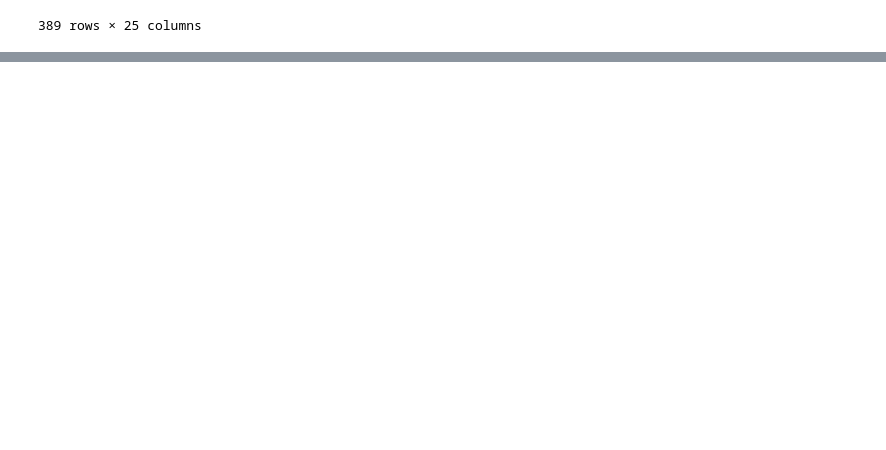
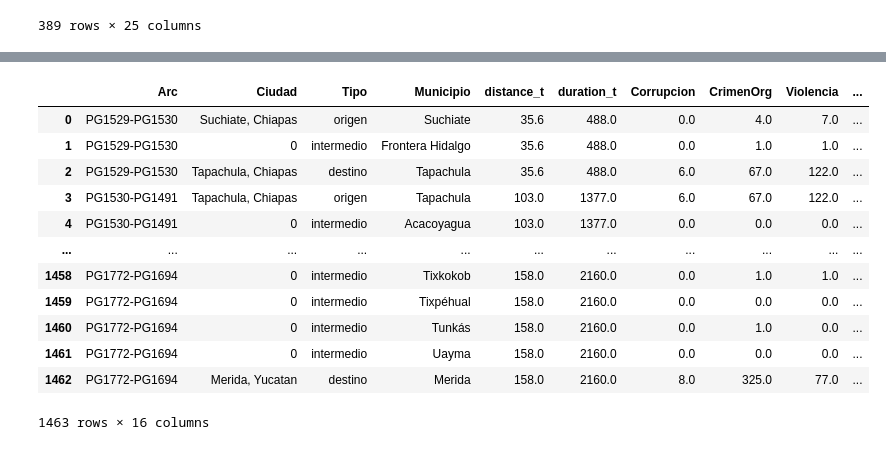
Before and after one commit to puriarter21/Mapa_Migracion_Irregular_Mexico, a Jupyter notebook: 1. Mapas/1. Mapas/Metodo_1/Articulo Mapping.ipynb, the cells around one changed output, grey strips where cells are left out. Saved outputs shown, nothing was run; the diff lists cells and outputs as text; code cells hidden in the pictures; blank space fills up the shorter version.

```diff
--- a/1. Mapas/1. Mapas/Metodo_1/Articulo Mapping.ipynb
+++ b/1. Mapas/1. Mapas/Metodo_1/Articulo Mapping.ipynb
@@ -155,0 +163,18 @@ dfvalores
+# %%
+segmentos = gpd.read_file('/Users/pablouriarte/Mapa_Migracion_Irregular_Mexico_Fresh/1. Mapas/1. Mapas/Metodo_1/procesamiento de rutas/arcos/segmentos/segmentos.shp').to_crs(epsg=4485)
+# %%
+segmentos
+# %% [output]
+|  | Arc | Ciudad | Tipo | Municipio | distance_t | duration_t | Corrupcion | CrimenOrg | Violencia | ... |
+| 0 | PG1529-PG1530 | Suchiate, Chiapas | origen | Suchiate | 35.6 | 488.0 | 0.0 | 4.0 | 7.0 | ... |
+| 1 | PG1529-PG1530 | 0 | intermedio | Frontera Hidalgo | 35.6 | 488.0 | 0.0 | 1.0 | 1.0 | ... |
+| 2 | PG1529-PG1530 | Tapachula, Chiapas | destino | Tapachula | 35.6 | 488.0 | 6.0 | 67.0 | 122.0 | ... |
+| 3 | PG1530-PG1491 | Tapachula, Chiapas | origen | Tapachula | 103.0 | 1377.0 | 6.0 | 67.0 | 122.0 | ... |
+| 4 | PG1530-PG1491 | 0 | intermedio | Acacoyagua | 103.0 | 1377.0 | 0.0 | 0.0 | 0.0 | ... |
+| ... | ... | ... | ... | ... | ... | ... | ... | ... | ... | ... |
+| 1458 | PG1772-PG1694 | 0 | intermedio | Tixkokob | 158.0 | 2160.0 | 0.0 | 1.0 | 1.0 | ... |
+| 1459 | PG1772-PG1694 | 0 | intermedio | Tixpéhual | 158.0 | 2160.0 | 0.0 | 0.0 | 0.0 | ... |
+| 1460 | PG1772-PG1694 | 0 | intermedio | Tunkás | 158.0 | 2160.0 | 0.0 | 1.0 | 0.0 | ... |
+| 1461 | PG1772-PG1694 | 0 | intermedio | Uayma | 158.0 | 2160.0 | 0.0 | 0.0 | 0.0 | ... |
+| 1462 | PG1772-PG1694 | Merida, Yucatan | destino | Merida | 158.0 | 2160.0 | 8.0 | 325.0 | 77.0 | ... |
+1463 rows × 16 columns
```
Also changed, not shown: parts of 9 cells of this notebook, 9 other files.
